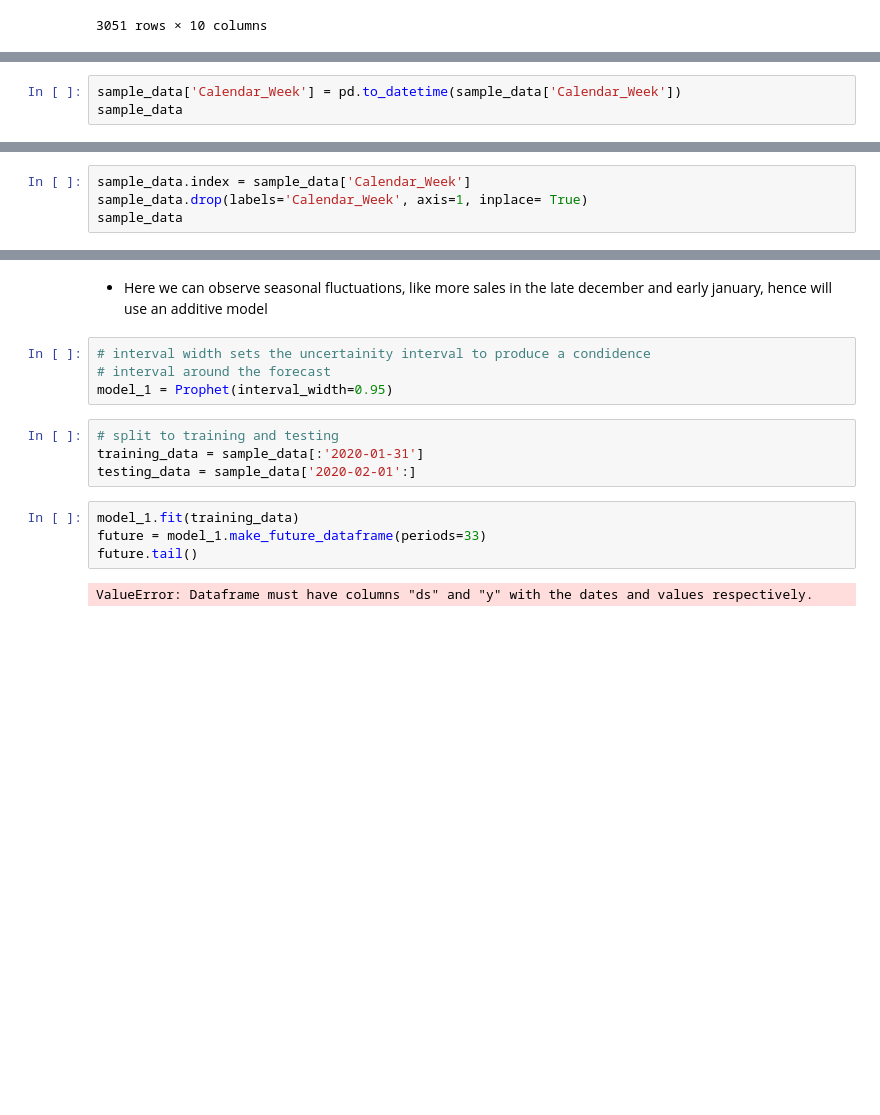
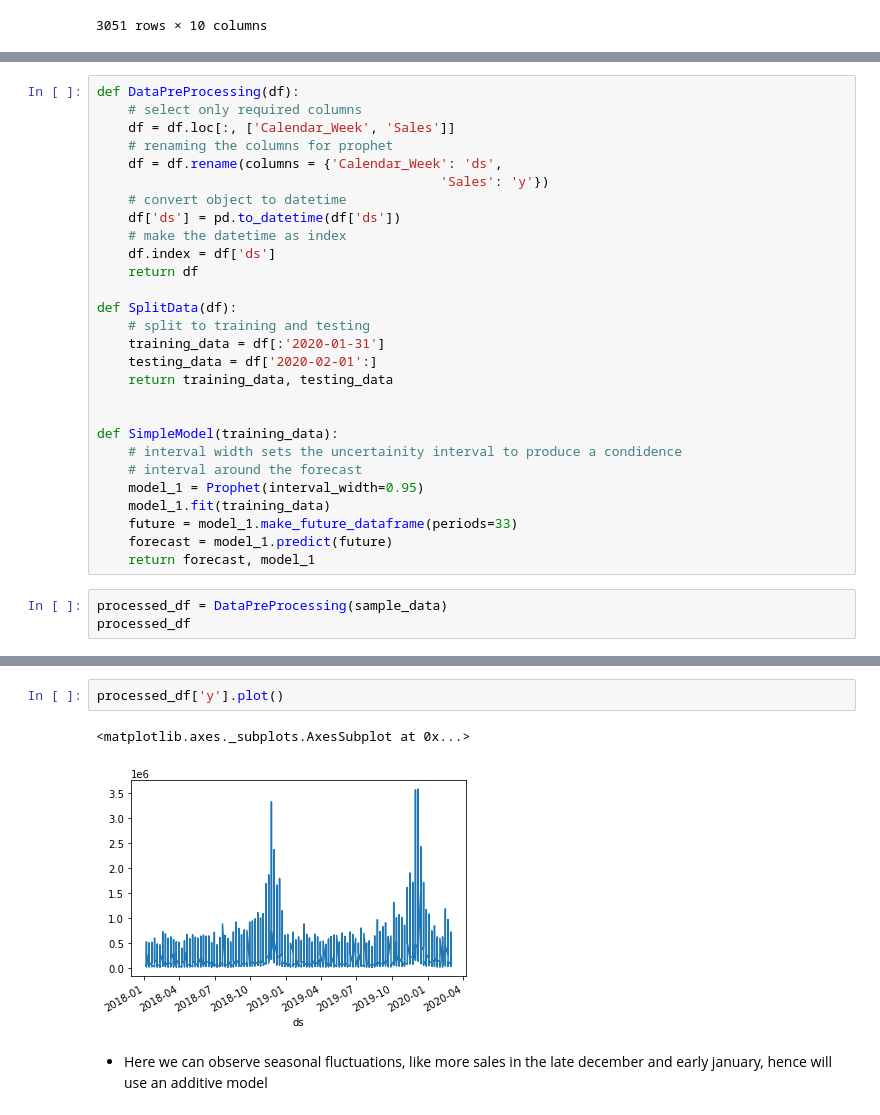
Before and after one commit to arjunjanamatti/ThinkStatsBook, a Jupyter notebook: learn_time_series/learn_prophet/Untitled.ipynb, the cells around one changed output, grey strips where cells are left out. Drawn from its saved outputs; the diff is of its cells as text; blank space fills up the shorter version.

```diff
--- a/learn_time_series/learn_prophet/Untitled.ipynb
+++ b/learn_time_series/learn_prophet/Untitled.ipynb
@@ -42,3 +24,0 @@ sample_data
-# %%
-sample_data['Calendar_Week'] = pd.to_datetime(sample_data['Calendar_Week'])
-sample_data
@@ -59,4 +24,0 @@ sample_data
-# %%
-sample_data.index = sample_data['Calendar_Week']
-sample_data.drop(labels='Calendar_Week', axis=1, inplace= True)
-sample_data
@@ -82,0 +25,31 @@ sample_data.plot()
+# %%
+def DataPreProcessing(df):
+    # select only required columns
+    df = df.loc[:, ['Calendar_Week', 'Sales']]
+    # renaming the columns for prophet
+    df = df.rename(columns = {'Calendar_Week': 'ds',
+                                            'Sales': 'y'})
+    # convert object to datetime
+    df['ds'] = pd.to_datetime(df['ds'])
+    # make the datetime as index
+    df.index = df['ds']
+    return df
+
+def SplitData(df):
+    # split to training and testing
+    training_data = df[:'2020-01-31']
+    testing_data = df['2020-02-01':]
+    return training_data, testing_data
+
+
+def SimpleModel(training_data):
+    # interval width sets the uncertainity interval to produce a condidence
+    # interval around the forecast
+    model_1 = Prophet(interval_width=0.95)
+    model_1.fit(training_data)
+    future = model_1.make_future_dataframe(periods=33)
+    forecast = model_1.predict(future)
+    return forecast, model_1
+# %%
+processed_df = DataPreProcessing(sample_data)
+processed_df
@@ -83,16 +71,7 @@ sample_data.plot()
+# %%
+processed_df['y'].plot()
+# %% [output]
+<matplotlib.axes._subplots.AxesSubplot at 0x...>
+[figure, added]
 # %% [markdown]
 * Here we can observe seasonal fluctuations, like more sales in the late december and early january, hence will use an additive model
-# %%
-# interval width sets the uncertainity interval to produce a condidence
-# interval around the forecast
-model_1 = Prophet(interval_width=0.95)
-# %%
-# split to training and testing
-training_data = sample_data[:'2020-01-31']
-testing_data = sample_data['2020-02-01':]
-# %%
-model_1.fit(training_data)
-future = model_1.make_future_dataframe(periods=33)
-future.tail()
-# %% [output]
-ValueError: Dataframe must have columns "ds" and "y" with the dates and values respectively.
```
Also changed, not shown: parts of 7 cells of this notebook.
